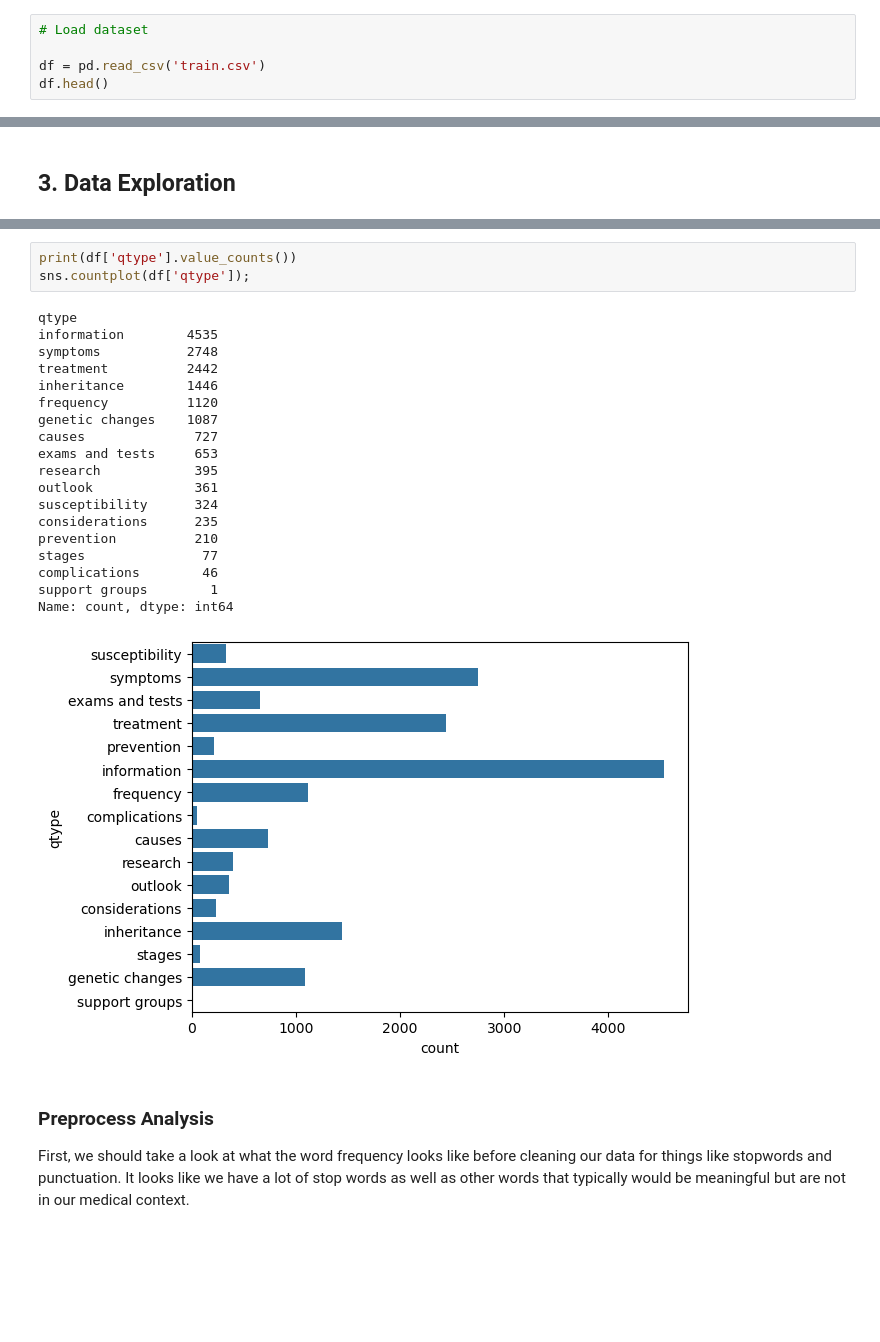
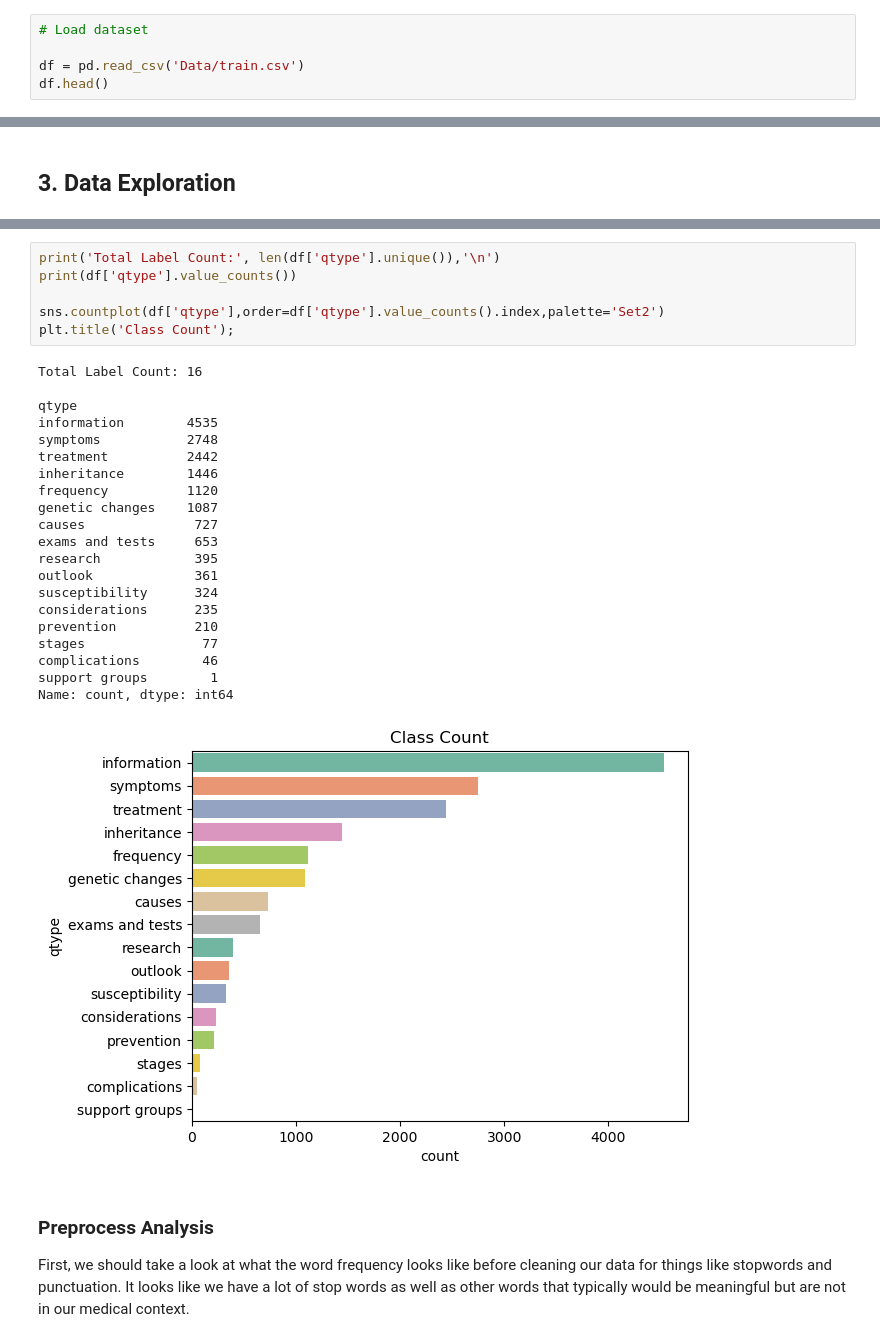
Before and after one commit to erankova/Medical_Question_NLP, a Jupyter notebook: Medical Q&A.ipynb, the cells around one changed output, grey strips where cells are left out. Cells and saved outputs as stored; diff of their text form; blank space fills up the shorter version.

```diff
--- a/Medical Q&A.ipynb
+++ b/Medical Q&A.ipynb
@@ -39,7 +59,7 @@ Our target will the be `qtype` or question type and we will try to match the `Qu
 # %%
 # Load dataset
 
-df = pd.read_csv('train.csv')
+df = pd.read_csv('Data/train.csv')
 df.head()
 # %% [output]
 |  | qtype | Question | Answer |
@@ -91,26 +128,31 @@ We can also use `LabelEncoder` to transform this variable before the train test
 # %%
+print('Total Label Count:', len(df['qtype'].unique()),'\n')
 print(df['qtype'].value_counts())
-sns.countplot(df['qtype']);
+
+sns.countplot(df['qtype'],order=df['qtype'].value_counts().index,palette='Set2')
+plt.title('Class Count');
 # %% [output]
+Total Label Count: 16
+
 qtype
 information        4535
 symptoms           2748
 treatment          2442
 inheritance        1446
 frequency          1120
 genetic changes    1087
 causes              727
 exams and tests     653
 research            395
 outlook             361
 susceptibility      324
 considerations      235
 prevention          210
 stages               77
 complications        46
 support groups        1
 Name: count, dtype: int64
-[figure, old version]
+[figure, new version]
 # %% [markdown]
 ### Preprocess Analysis
 
```
Also changed, not shown: parts of 63 cells of this notebook, 21 other files.
